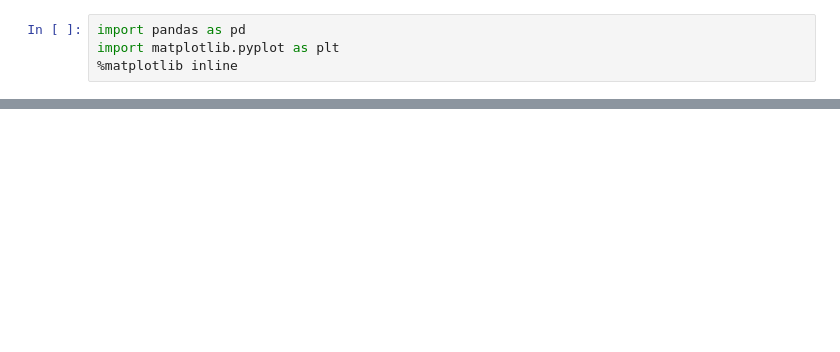
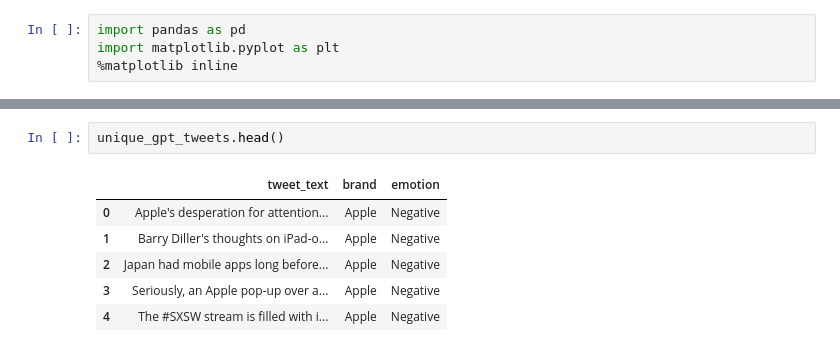
Before and after one commit to xuqc01/twitter_sentiment_analysis, a Jupyter notebook: notebook.ipynb, the cells around one changed output, grey strips where cells are left out. Saved outputs shown, nothing was run; the diff lists cells and outputs as text; blank space fills up the shorter version.

```diff
--- a/notebook.ipynb
+++ b/notebook.ipynb
@@ -34,0 +61,9 @@ ax.set_ylabel('Count');
+# %%
+unique_gpt_tweets.head()
+# %% [output]
+|  | tweet_text | brand | emotion |
+| 0 | Apple's desperation for attention... | Apple | Negative |
+| 1 | Barry Diller's thoughts on iPad-o... | Apple | Negative |
+| 2 | Japan had mobile apps long before... | Apple | Negative |
+| 3 | Seriously, an Apple pop-up over a... | Apple | Negative |
+| 4 | The #SXSW stream is filled with i... | Apple | Negative |
```
Also changed, not shown: parts of 14 cells of this notebook, 1 other file.
